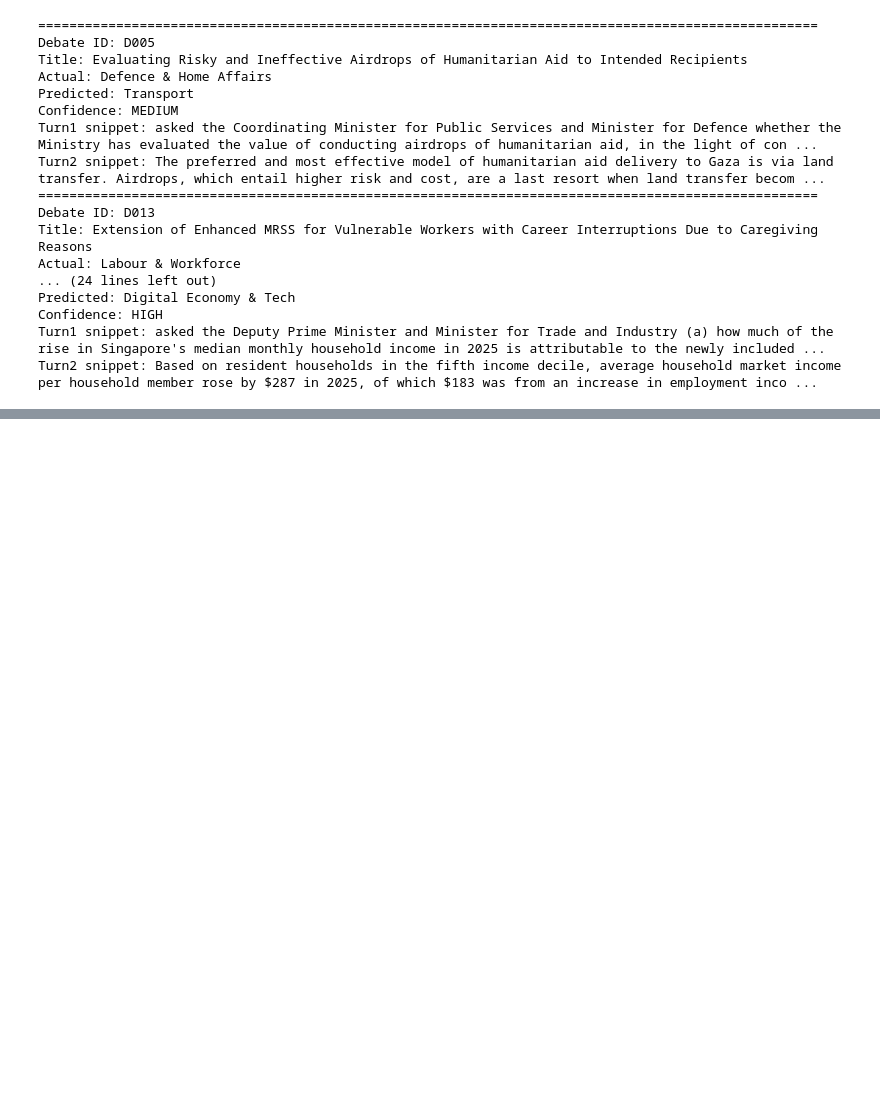
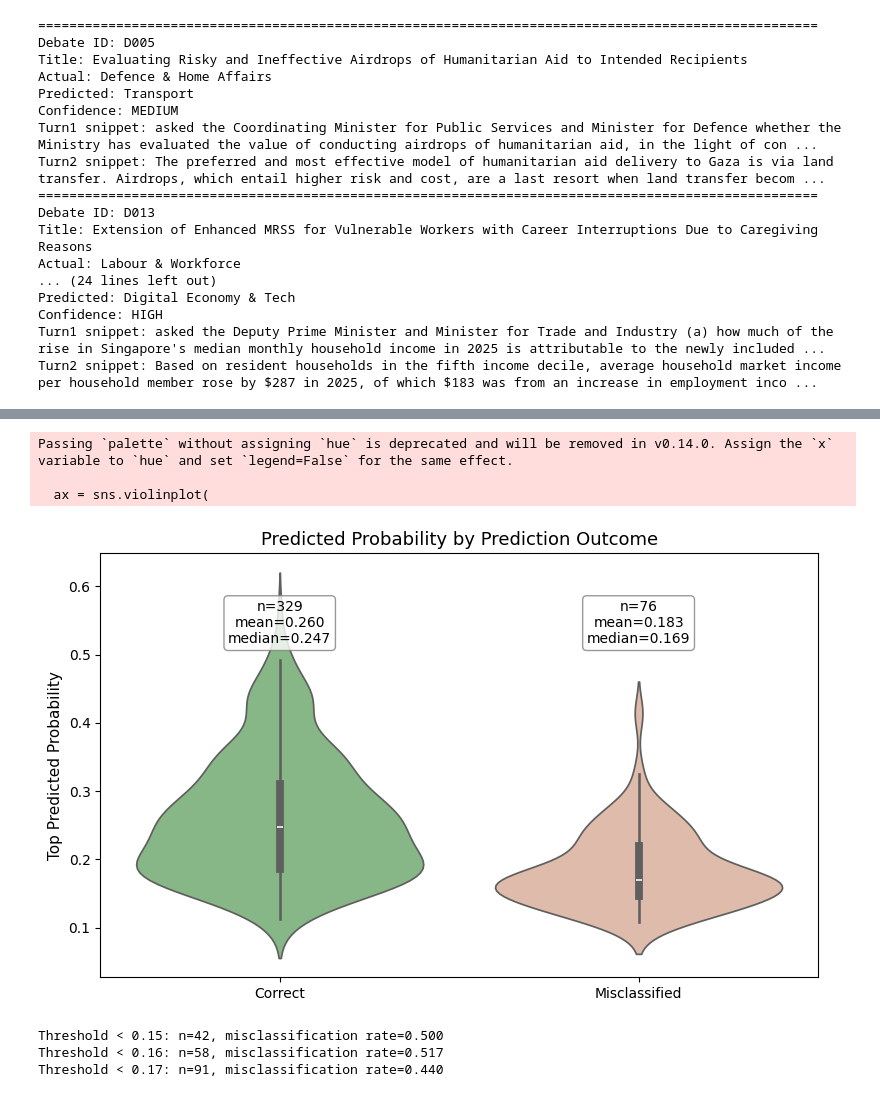
Before and after one commit to weeashira/policy_insight_platform, a Jupyter notebook: notebooks/sector_classification_exploration.ipynb, the cells around one changed output, grey strips where cells are left out. Drawn from its saved outputs; the diff is of its cells as text; code cells hidden in the pictures; blank space fills up the shorter version.

```diff
--- a/notebooks/sector_classification_exploration.ipynb
+++ b/notebooks/sector_classification_exploration.ipynb
@@ -586,0 +637,55 @@ Turn2 snippet: Based on resident households in the fifth income decile, average
+# %%
+
+
+# 先算统计量
+summary_stats = (
+    proba_analysis_df.groupby("error_type")["max_predicted_proba"]
+    .agg(["count", "mean", "median"])
+    .reset_index()
+)
+
+plt.figure(figsize=(8,5))
+ax = sns.violinplot(
+    data=proba_analysis_df,
+    x="error_type",
+    y="max_predicted_proba",
+    palette=["#7fbf7f", "#e6b8a2"],
+    inner="box"
+)
+
+plt.title("Predicted Probability by Prediction Outcome", fontsize=13)
+plt.xlabel("")
+plt.ylabel("Top Predicted Probability", fontsize=11)
+
+# 在图上加文字标注
+for i, row in summary_stats.iterrows():
+    ax.text(
+        i,                       # x位置
+        0.58,                    # y位置，可按图的高度调
+        f"n={int(row['count'])}\nmean={row['mean']:.3f}\nmedian={row['median']:.3f}",
+        ha="center",
+        va="top",
+        fontsize=10,
+        color="black",
+        bbox=dict(boxstyle="round,pad=0.3", fc="white", ec="gray", alpha=0.8)
+    )
+
+plt.tight_layout()
+plt.show()
+# %% [output]
+Passing `palette` without assigning `hue` is deprecated and will be removed in v0.14.0. Assign the `x` variable to `hue` and set `legend=False` for the same effect.
+
+  ax = sns.violinplot(
+[figure, added]
+# %%
+thresholds = [0.15, 0.16, 0.17]
+
+for t in thresholds:
+    subset = proba_analysis_df[proba_analysis_df["max_predicted_proba"] < t]
+    if len(subset) > 0:
+        error_rate = 1 - subset["is_correct"].mean()
+        print(f"Threshold < {t}: n={len(subset)}, misclassification rate={error_rate:.3f}")
+# %% [output]
+Threshold < 0.15: n=42, misclassification rate=0.500
+Threshold < 0.16: n=58, misclassification rate=0.517
+Threshold < 0.17: n=91, misclassification rate=0.440
```
Also changed, not shown: parts of 9 cells of this notebook, 4 other files.
